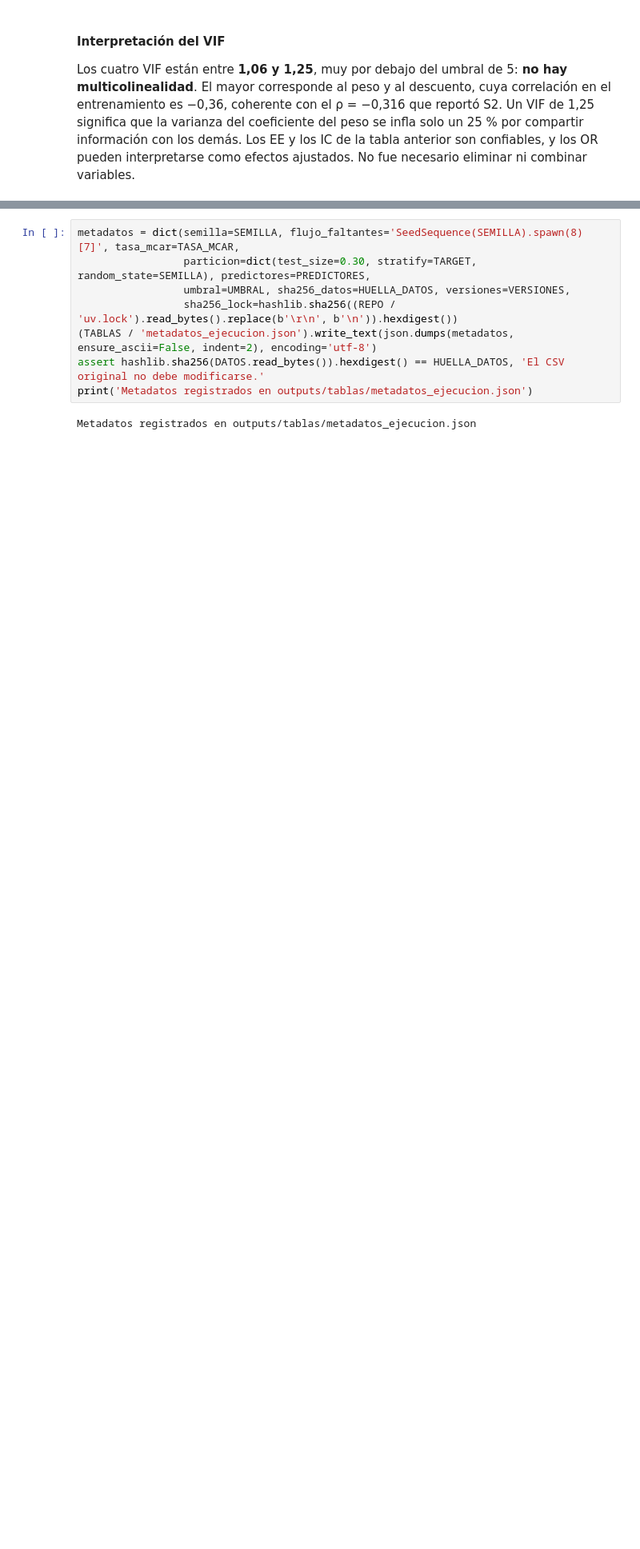
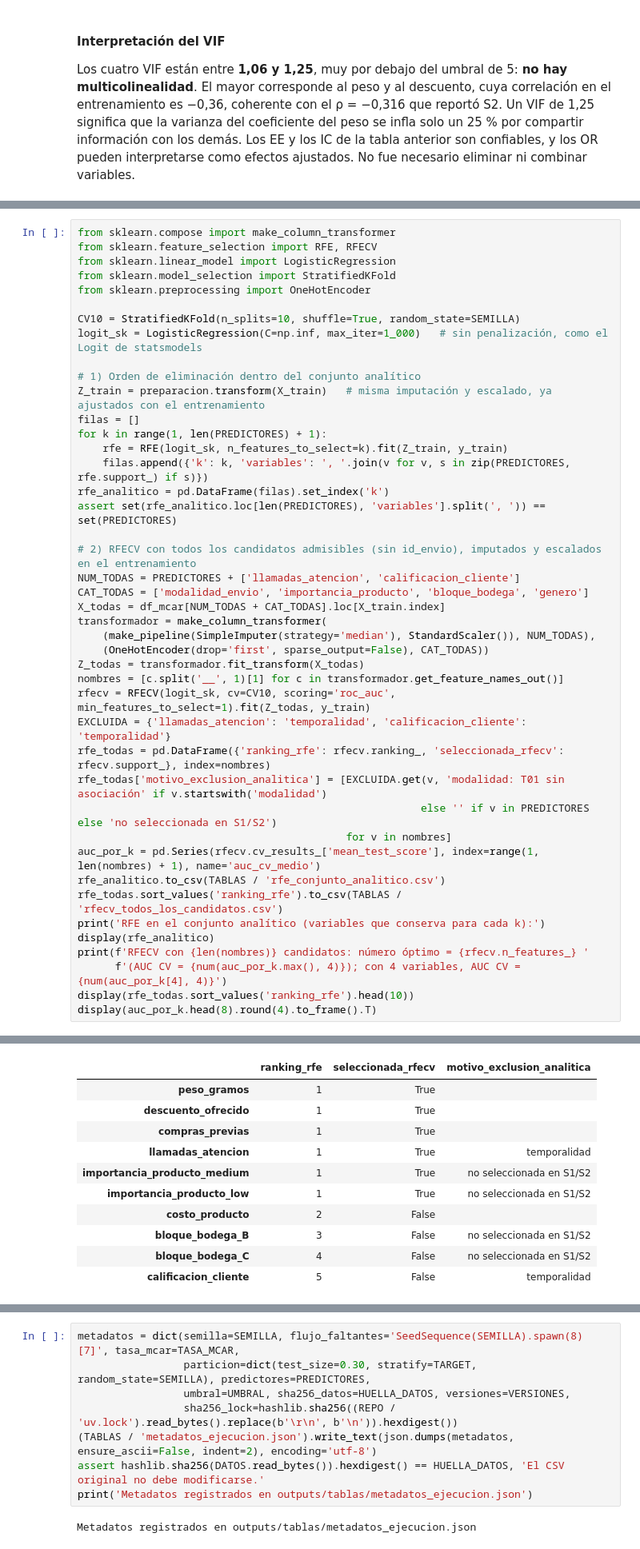
Before and after one commit to joserodriguezc/grupo_1_estadistica_computacional, a Jupyter notebook: formativa_2/notebooks/formativa_2_grupo1.ipynb, the cells around one changed output, grey strips where cells are left out. Shown at 80% size. Saved outputs shown, nothing was run; the diff lists cells and outputs as text; blank space fills up the shorter version.

```diff
--- a/formativa_2/notebooks/formativa_2_grupo1.ipynb
+++ b/formativa_2/notebooks/formativa_2_grupo1.ipynb
@@ -469,0 +477,44 @@ Los cuatro VIF están entre **1,06 y 1,25**, muy por debajo del umbral de 5: **n
+# %%
+from sklearn.compose import make_column_transformer
+from sklearn.feature_selection import RFE, RFECV
+from sklearn.linear_model import LogisticRegression
+from sklearn.model_selection import StratifiedKFold
+from sklearn.preprocessing import OneHotEncoder
+
+CV10 = StratifiedKFold(n_splits=10, shuffle=True, random_state=SEMILLA)
+logit_sk = LogisticRegression(C=np.inf, max_iter=1_000)   # sin penalización, como el Logit de statsmodels
+
+# 1) Orden de eliminación dentro del conjunto analítico
+Z_train = preparacion.transform(X_train)   # misma imputación y escalado, ya ajustados con el entrenamiento
+filas = []
+for k in range(1, len(PREDICTORES) + 1):
+    rfe = RFE(logit_sk, n_features_to_select=k).fit(Z_train, y_train)
+    filas.append({'k': k, 'variables': ', '.join(v for v, s in zip(PREDICTORES, rfe.support_) if s)})
+rfe_analitico = pd.DataFrame(filas).set_index('k')
+assert set(rfe_analitico.loc[len(PREDICTORES), 'variables'].split(', ')) == set(PREDICTORES)
+
+# 2) RFECV con todos los candidatos admisibles (sin id_envio), imputados y escalados en el entrenamiento
+NUM_TODAS = PREDICTORES + ['llamadas_atencion', 'calificacion_cliente']
+CAT_TODAS = ['modalidad_envio', 'importancia_producto', 'bloque_bodega', 'genero']
+X_todas = df_mcar[NUM_TODAS + CAT_TODAS].loc[X_train.index]
+transformador = make_column_transformer(
+    (make_pipeline(SimpleImputer(strategy='median'), StandardScaler()), NUM_TODAS),
+    (OneHotEncoder(drop='first', sparse_output=False), CAT_TODAS))
+Z_todas = transformador.fit_transform(X_todas)
+nombres = [c.split('__', 1)[1] for c in transformador.get_feature_names_out()]
+rfecv = RFECV(logit_sk, cv=CV10, scoring='roc_auc', min_features_to_select=1).fit(Z_todas, y_train)
+EXCLUIDA = {'llamadas_atencion': 'temporalidad', 'calificacion_cliente': 'temporalidad'}
+rfe_todas = pd.DataFrame({'ranking_rfe': rfecv.ranking_, 'seleccionada_rfecv': rfecv.support_}, index=nombres)
+rfe_todas['motivo_exclusion_analitica'] = [EXCLUIDA.get(v, 'modalidad: T01 sin asociación' if v.startswith('modalidad')
+                                                       else '' if v in PREDICTORES else 'no seleccionada en S1/S2')
+                                           for v in nombres]
+auc_por_k = pd.Series(rfecv.cv_results_['mean_test_score'], index=range(1, len(nombres) + 1), name='auc_cv_medio')
+rfe_analitico.to_csv(TABLAS / 'rfe_conjunto_analitico.csv')
+rfe_todas.sort_values('ranking_rfe').to_csv(TABLAS / 'rfecv_todos_los_candidatos.csv')
+print('RFE en el conjunto analítico (variables que conserva para cada k):')
+display(rfe_analitico)
+print(f'RFECV con {len(nombres)} candidatos: número óptimo = {rfecv.n_features_} '
+      f'(AUC CV = {num(auc_por_k.max(), 4)}); con 4 variables, AUC CV = {num(auc_por_k[4], 4)}')
+display(rfe_todas.sort_values('ranking_rfe').head(10))
+display(auc_por_k.head(8).round(4).to_frame().T)
+# %% [output]
@@ -469,0 +529,11 @@ Los cuatro VIF están entre **1,06 y 1,25**, muy por debajo del umbral de 5: **n
+|  | ranking_rfe | seleccionada_rfecv | motivo_exclusion_analitica |
+| peso_gramos | 1 | True |  |
+| descuento_ofrecido | 1 | True |  |
+| compras_previas | 1 | True |  |
+| llamadas_atencion | 1 | True | temporalidad |
+| importancia_producto_medium | 1 | True | no seleccionada en S1/S2 |
+| importancia_producto_low | 1 | True | no seleccionada en S1/S2 |
+| costo_producto | 2 | False |  |
+| bloque_bodega_B | 3 | False | no seleccionada en S1/S2 |
+| bloque_bodega_C | 4 | False | no seleccionada en S1/S2 |
+| calificacion_cliente | 5 | False | temporalidad |
```
Also changed, not shown: parts of 13 cells of this notebook, 12 other files.
